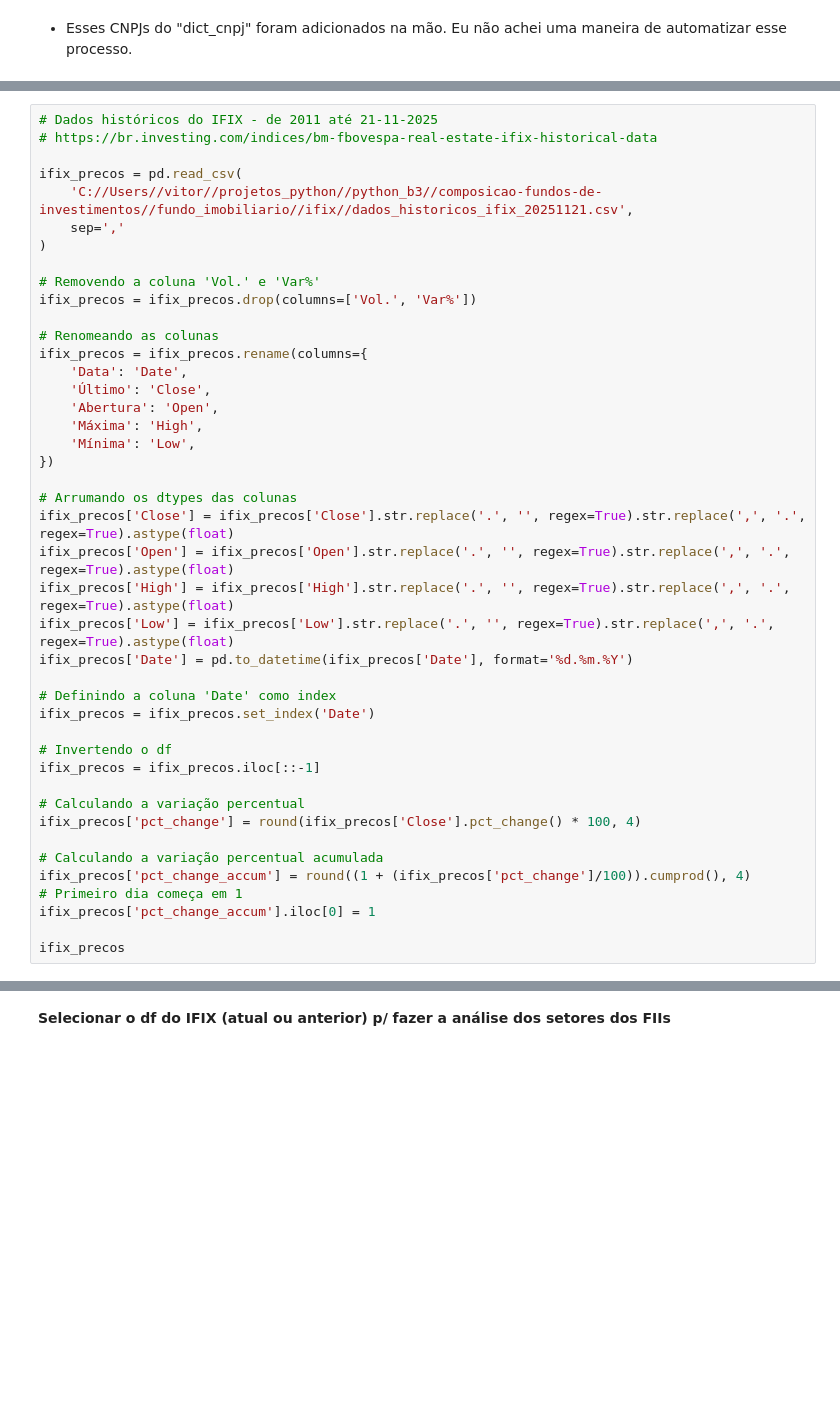
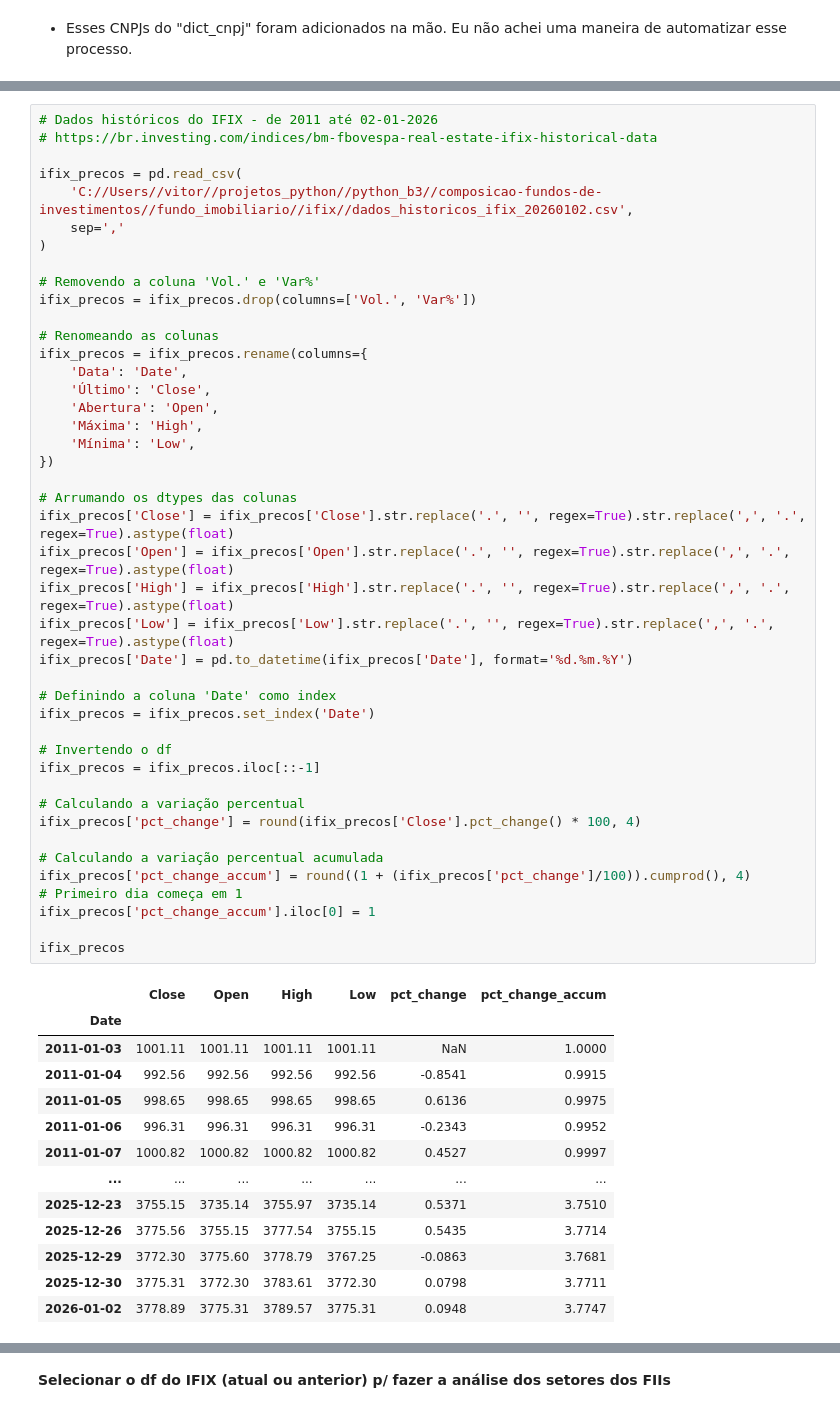
Before and after one commit to vsaito10/composicao-fundos-de-investimentos, a Jupyter notebook: composicao_fundo_imob.ipynb, the cells around one changed output, grey strips where cells are left out. Cells and saved outputs as stored; diff of their text form; blank space fills up the shorter version.

Commit message:
atualização com os dados de 11/2025

```diff
--- a/composicao_fundo_imob.ipynb
+++ b/composicao_fundo_imob.ipynb
@@ -788,9 +923,9 @@ df_ifix_set_dez_2025 = df_ifix_set_dez_2025.set_index('Data_Referencia')
 # %%
-# Dados históricos do IFIX - de 2011 até 21-11-2025
+# Dados históricos do IFIX - de 2011 até 02-01-2026
 # https://br.investing.com/indices/bm-fbovespa-real-estate-ifix-historical-data
 
 ifix_precos = pd.read_csv(
-    'C://Users//vitor//projetos_python//python_b3//composicao-fundos-de-investimentos//fundo_imobiliario//ifix//dados_historicos_ifix_20251121.csv',
+    'C://Users//vitor//projetos_python//python_b3//composicao-fundos-de-investimentos//fundo_imobiliario//ifix//dados_historicos_ifix_20260102.csv',
     sep=','
 )
 
@@ -801,30 +936,44 @@ ifix_precos = ifix_precos.drop(columns=['Vol.', 'Var%'])
 ifix_precos = ifix_precos.rename(columns={
     'Data': 'Date',
     'Último': 'Close',
     'Abertura': 'Open',
     'Máxima': 'High',
     'Mínima': 'Low',
 })
 
 # Arrumando os dtypes das colunas
 ifix_precos['Close'] = ifix_precos['Close'].str.replace('.', '', regex=True).str.replace(',', '.', regex=True).astype(float)
 ifix_precos['Open'] = ifix_precos['Open'].str.replace('.', '', regex=True).str.replace(',', '.', regex=True).astype(float)
 ifix_precos['High'] = ifix_precos['High'].str.replace('.', '', regex=True).str.replace(',', '.', regex=True).astype(float)
 ifix_precos['Low'] = ifix_precos['Low'].str.replace('.', '', regex=True).str.replace(',', '.', regex=True).astype(float)
 ifix_precos['Date'] = pd.to_datetime(ifix_precos['Date'], format='%d.%m.%Y')
 
 # Definindo a coluna 'Date' como index
 ifix_precos = ifix_precos.set_index('Date')
 
 # Invertendo o df
 ifix_precos = ifix_precos.iloc[::-1]
 
 # Calculando a variação percentual
 ifix_precos['pct_change'] = round(ifix_precos['Close'].pct_change() * 100, 4)
 
 # Calculando a variação percentual acumulada
 ifix_precos['pct_change_accum'] = round((1 + (ifix_precos['pct_change']/100)).cumprod(), 4)
 # Primeiro dia começa em 1
 ifix_precos['pct_change_accum'].iloc[0] = 1
 
 ifix_precos
+# %% [output]
+|  | Close | Open | High | Low | pct_change | pct_change_accum |
+| Date |  |  |  |  |  |  |
+| 2011-01-03 | 1001.11 | 1001.11 | 1001.11 | 1001.11 | NaN | 1.0000 |
+| 2011-01-04 | 992.56 | 992.56 | 992.56 | 992.56 | -0.8541 | 0.9915 |
+| 2011-01-05 | 998.65 | 998.65 | 998.65 | 998.65 | 0.6136 | 0.9975 |
+| 2011-01-06 | 996.31 | 996.31 | 996.31 | 996.31 | -0.2343 | 0.9952 |
+| 2011-01-07 | 1000.82 | 1000.82 | 1000.82 | 1000.82 | 0.4527 | 0.9997 |
+| ... | ... | ... | ... | ... | ... | ... |
+| 2025-12-23 | 3755.15 | 3735.14 | 3755.97 | 3735.14 | 0.5371 | 3.7510 |
+| 2025-12-26 | 3775.56 | 3755.15 | 3777.54 | 3755.15 | 0.5435 | 3.7714 |
+| 2025-12-29 | 3772.30 | 3775.60 | 3778.79 | 3767.25 | -0.0863 | 3.7681 |
+| 2025-12-30 | 3775.31 | 3772.30 | 3783.61 | 3772.30 | 0.0798 | 3.7711 |
+| 2026-01-02 | 3778.89 | 3775.31 | 3789.57 | 3775.31 | 0.0948 | 3.7747 |
```
Also changed, not shown: parts of 62 cells of this notebook.
